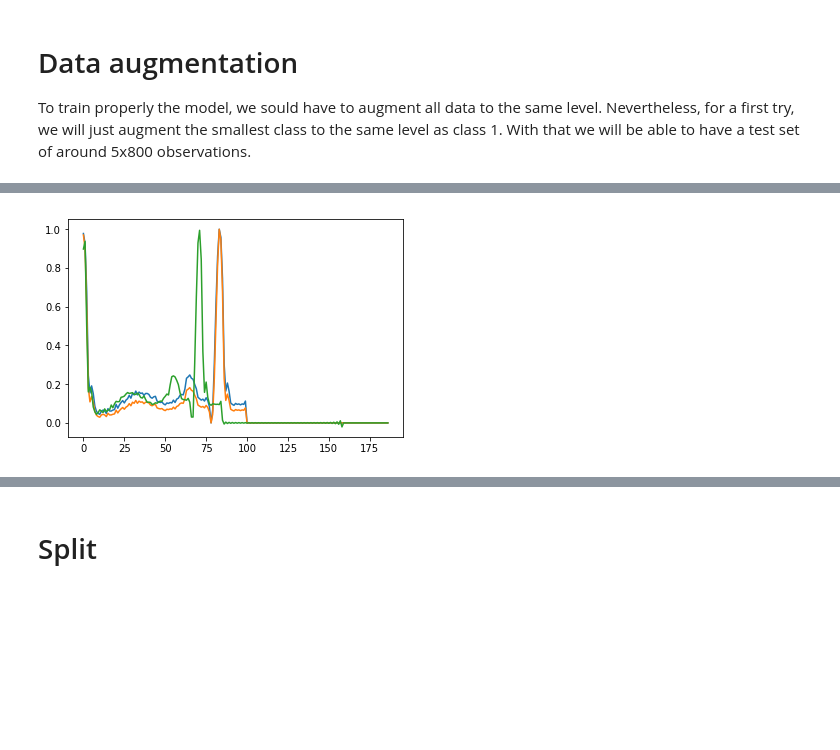
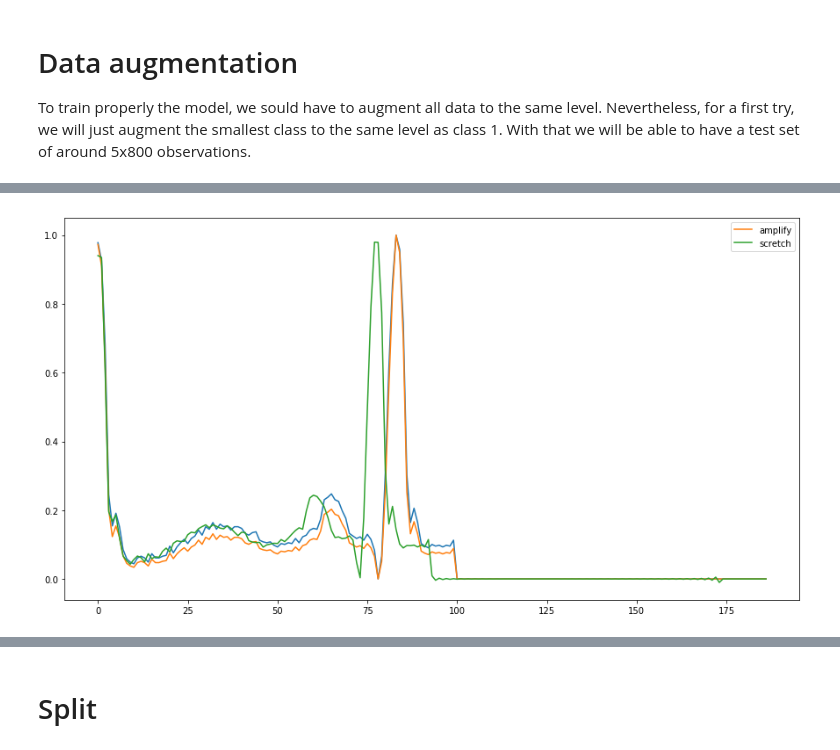
Before and after one commit to wikistat/High-Dimensional-Deep-Learning, a Jupyter notebook: ECG Heratbeat Classification/kernel.ipynb, the cells around one changed output, grey strips where cells are left out. Drawn from its saved outputs; the diff is of its cells as text; code cells hidden in the pictures; blank space fills up the shorter version.

```diff
--- a/ECG Heratbeat Classification/kernel.ipynb
+++ b/ECG Heratbeat Classification/kernel.ipynb
@@ -133,8 +141,10 @@ def augment(x):
     return result
 # %%
+fig = plt.figure(figsize=(15,8))
 plt.plot(X[0, :])
-plt.plot(amplify(X[0, :]))
-plt.plot(stretch(X[0, :]))
+plt.plot(amplify(X[0, :]), label = "amplify")
+plt.plot(stretch(X[0, :]), label = "scretch")
+plt.legend()
 plt.show()
 # %% [output]
-[figure, old version]
+[figure, new version]
```
Also changed, not shown: parts of 8 cells of this notebook, 2 other files.
